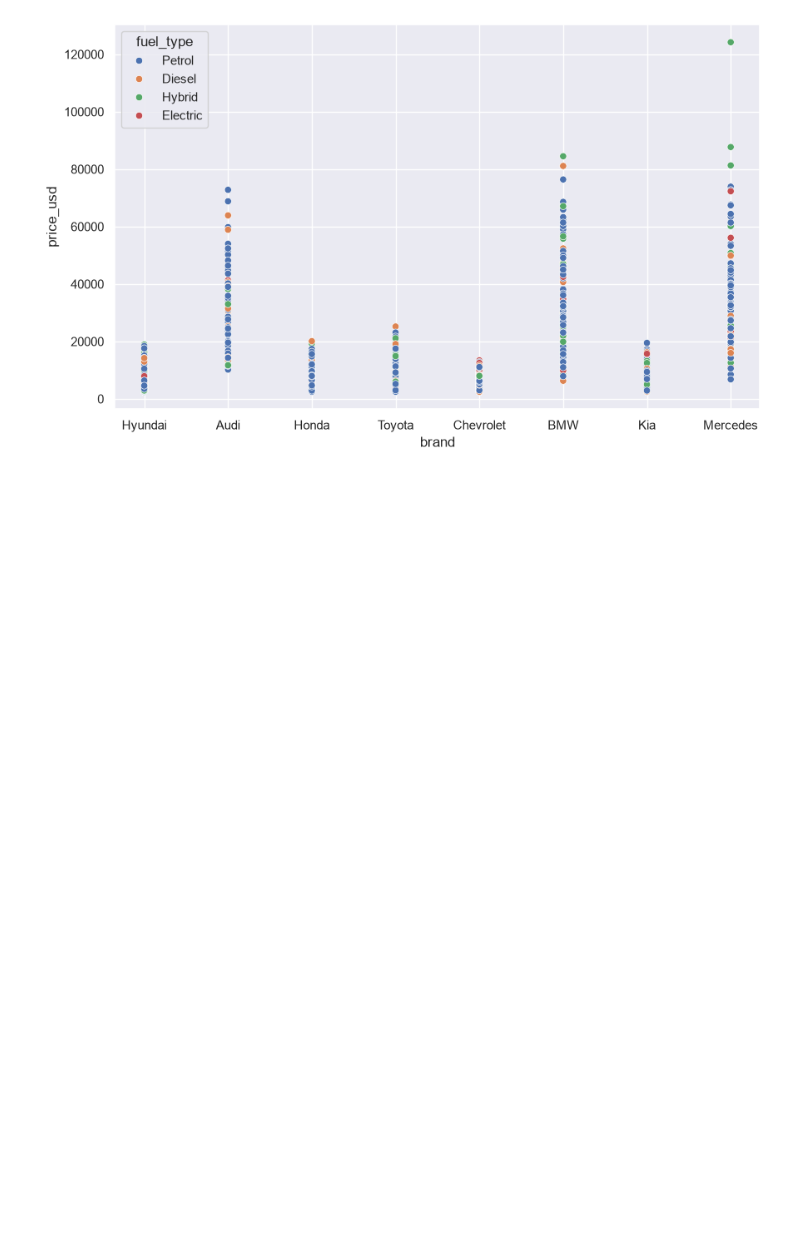
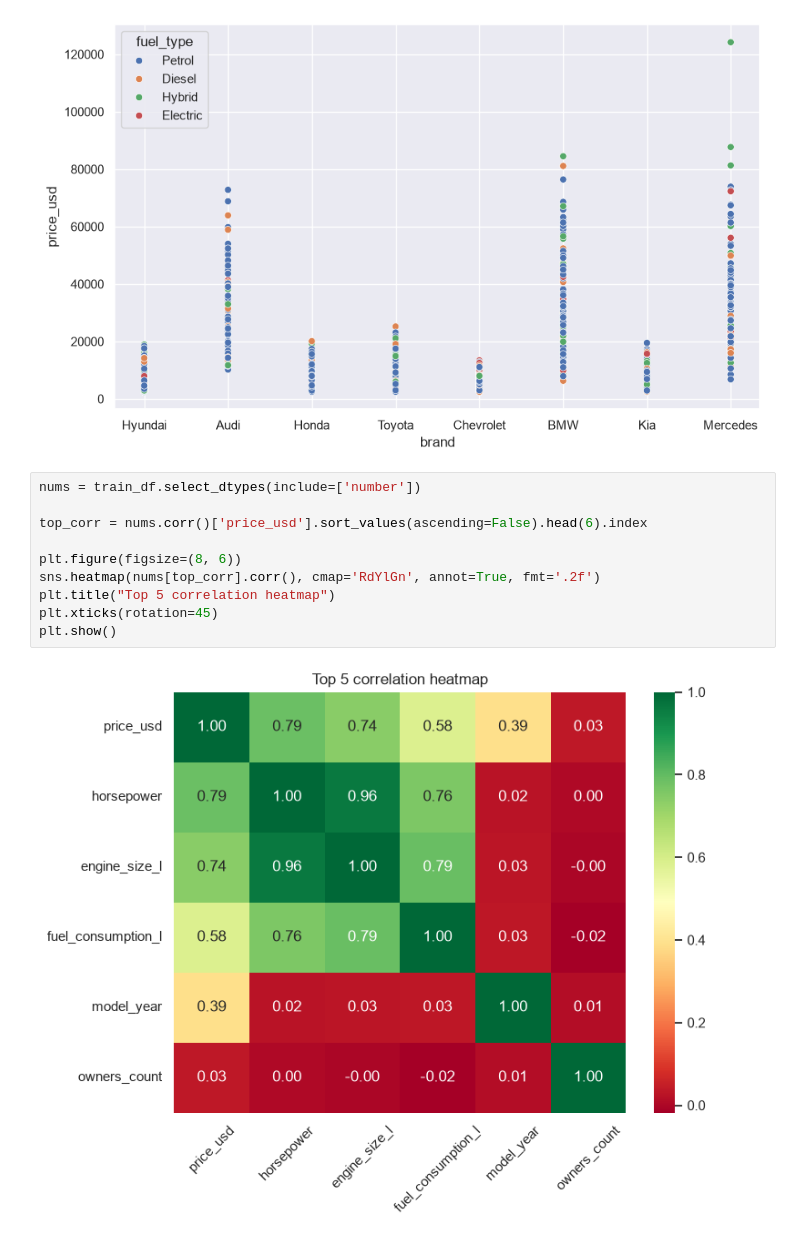
Before and after one commit to ml-engineer04/machine-learning, a Jupyter notebook: projects/cars_price_prediction.ipynb, the cells around one changed output. Cells and saved outputs as stored; diff of their text form; blank space fills up the shorter version.

```diff
--- a/projects/cars_price_prediction.ipynb
+++ b/projects/cars_price_prediction.ipynb
@@ -138,3 +138,15 @@ sns.scatterplot(data=train_df, x='brand', y='price_usd', hue='fuel_type')
 plt.show()
 # %% [output]
 [figure]
+# %%
+nums = train_df.select_dtypes(include=['number'])
+
+top_corr = nums.corr()['price_usd'].sort_values(ascending=False).head(6).index
+
+plt.figure(figsize=(8, 6))
+sns.heatmap(nums[top_corr].corr(), cmap='RdYlGn', annot=True, fmt='.2f')
+plt.title("Top 5 correlation heatmap")
+plt.xticks(rotation=45)
+plt.show()
+# %% [output]
+[figure, added]
```
Also changed, not shown: parts of 9 cells of this notebook.
